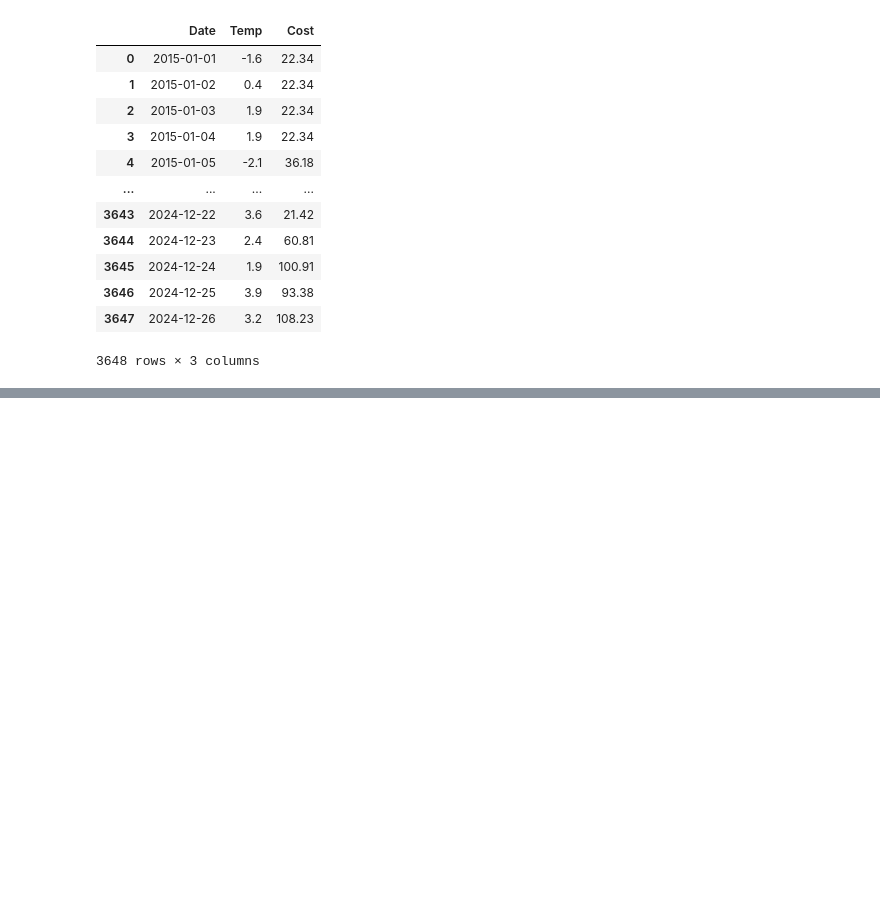
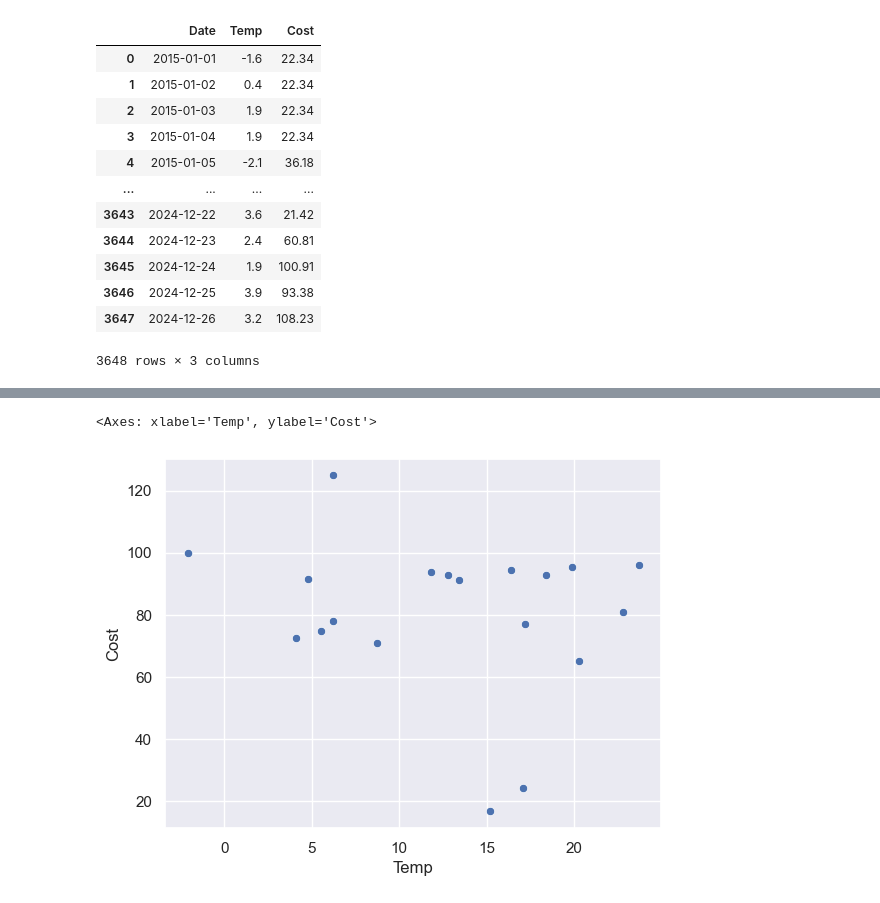
Before and after one commit to BigBoa19/TartanHacks2025, a Jupyter notebook: analyze.ipynb, the cells around one changed output, grey strips where cells are left out. Saved outputs shown, nothing was run; the diff lists cells and outputs as text; code cells hidden in the pictures; blank space fills up the shorter version.

```diff
--- a/analyze.ipynb
+++ b/analyze.ipynb
@@ -76,0 +92,5 @@ sns.scatterplot(x='Date', y='Perc_Cost', data=df, label='Cost', color='red')
+# %%
+sns.scatterplot(df, x="Temp", y="Cost")
+# %% [output]
+<Axes: xlabel='Temp', ylabel='Cost'>
+[figure, added]
```
Also changed, not shown: parts of 4 cells of this notebook.
